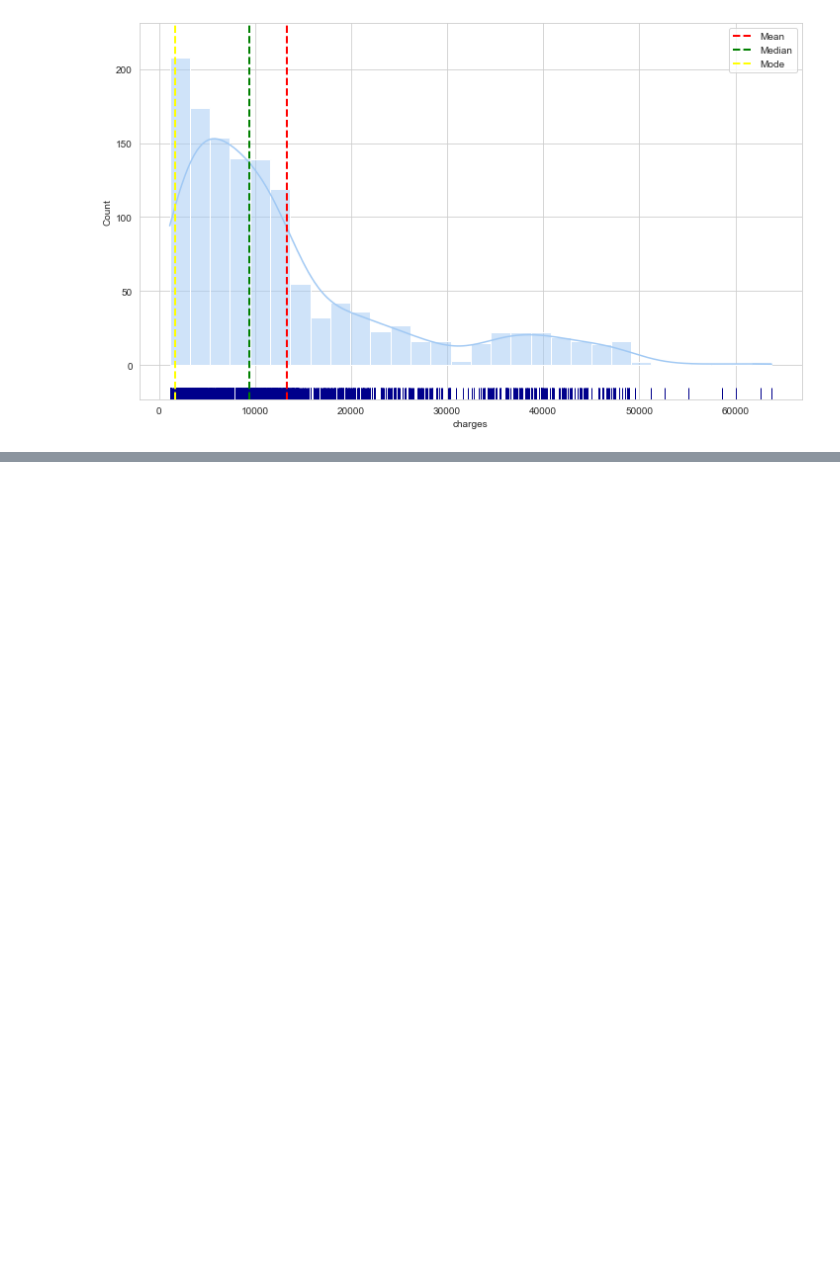
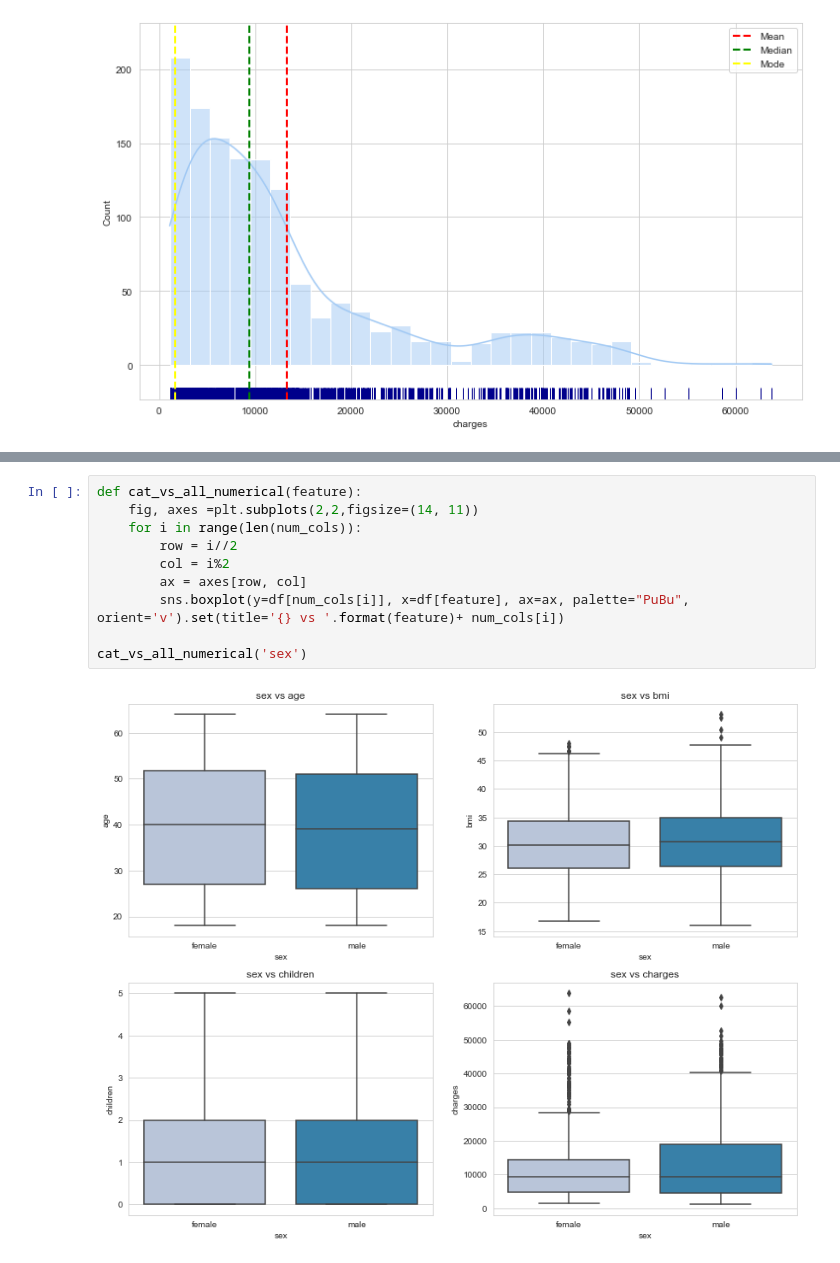
Before and after one commit to kedarghule/Statistical-Analysis-of-Insurance-Claims, a Jupyter notebook: stat-analysis-insurance.ipynb, the cells around one changed output, grey strips where cells are left out. Drawn from its saved outputs; the diff is of its cells as text; blank space fills up the shorter version.

```diff
--- a/stat-analysis-insurance.ipynb
+++ b/stat-analysis-insurance.ipynb
@@ -186,0 +238,12 @@ for i, col in enumerate(num_cols):
+# %%
+def cat_vs_all_numerical(feature):
+    fig, axes =plt.subplots(2,2,figsize=(14, 11))
+    for i in range(len(num_cols)):
+        row = i//2
+        col = i%2
+        ax = axes[row, col]
+        sns.boxplot(y=df[num_cols[i]], x=df[feature], ax=ax, palette="PuBu", orient='v').set(title='{} vs '.format(feature)+ num_cols[i])
+
+cat_vs_all_numerical('sex')
+# %% [output]
+[figure, added]
```
Also changed, not shown: parts of 10 cells of this notebook.
